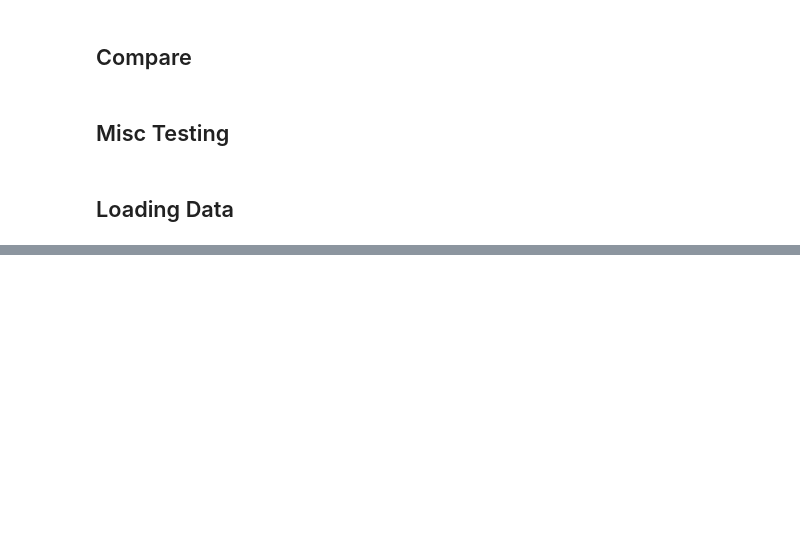
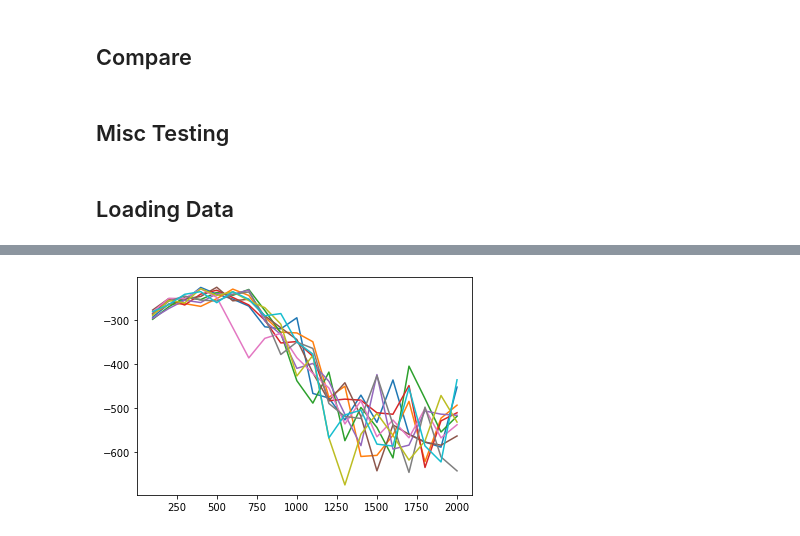
Before and after one commit to strath-ace/smart-ml, a Jupyter notebook: lander-RL/running_lander_nb.ipynb, the cells around one changed output, grey strips where cells are left out. Cells and saved outputs as stored; diff of their text form; code cells hidden in the pictures; blank space fills up the shorter version.

```diff
--- a/lander-RL/running_lander_nb.ipynb
+++ b/lander-RL/running_lander_nb.ipynb
@@ -129,9 +136,11 @@ env.gym_env.close()
 np.mean(data['R'][:20])
 # %%
 for run_no in range(10):
-    fname = 'data{}_18_2.pkl'.format(run_no)
+    fname = 'data{}_19_2.pkl'.format(run_no)
     data = pickle.load(open(fname,'rb'))
     x,R_ep = data['R'].smooth(100)
     plt.plot(x,R_ep)
-plt.ylim([-500, 100])
+# plt.ylim([-500, 100])
 plt.show()
+# %% [output]
+[figure, added]
```
Also changed, not shown: parts of 5 cells of this notebook, 1 other file.
